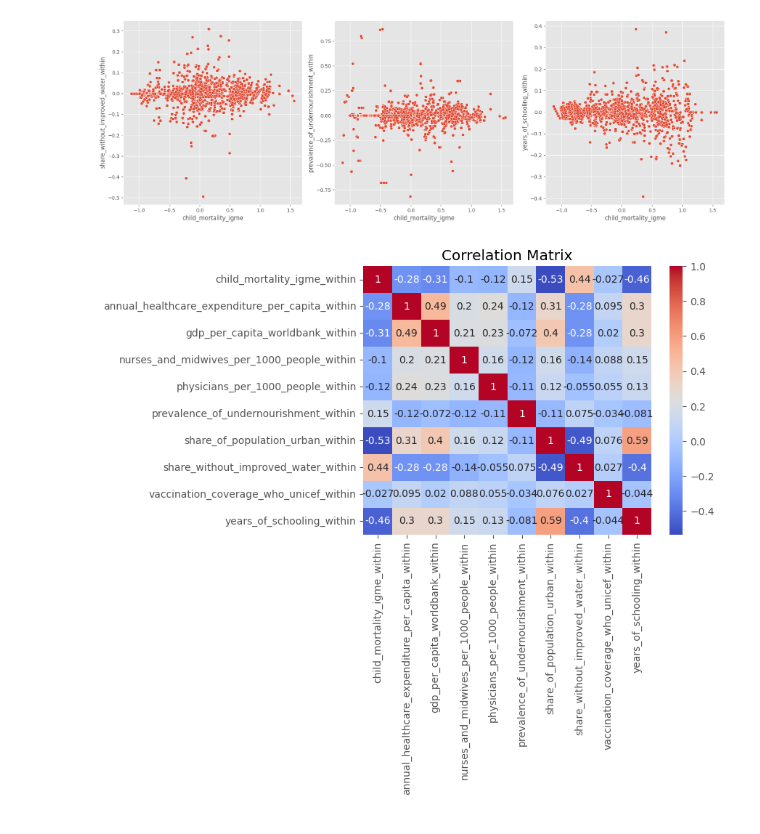
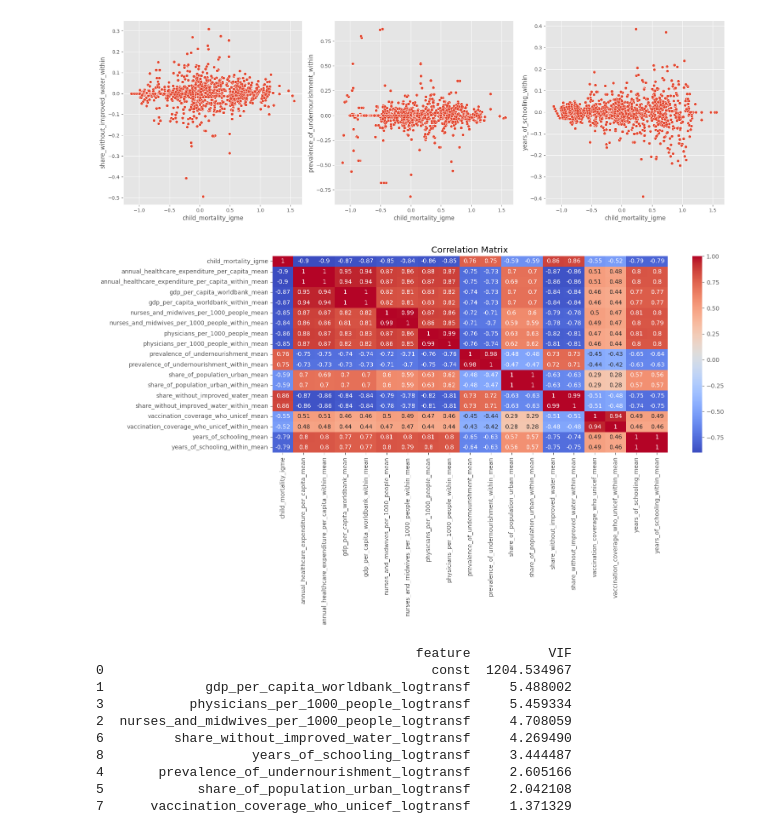
Before and after one commit to HamzahFayad/master_thesis_child_mortality, a Jupyter notebook: 01_notebooks/3_feature_engineering.ipynb, the cells around one changed output. Cells and saved outputs as stored; diff of their text form; code cells hidden in the pictures.

```diff
--- a/01_notebooks/3_feature_engineering.ipynb
+++ b/01_notebooks/3_feature_engineering.ipynb
@@ -33,0 +63,3 @@ df_full_imp[["Code", "Entity", "Year"]] = df_full[["Code", "Entity", "Year"]]
+# %%
+df_full_imp["u5mr_quant"] = pd.qcut(df_full_imp["child_mortality_igme"], q=4, labels=["Q1", "Q2", "Q3", "Q4"])
+print(df_full_imp[df_full_imp["u5mr_quant"] == "Q1"]["Entity"].unique())
@@ -258,6 +348,7 @@ df_transf = pd.merge(df_transf, world_regions[["Entity", "World regions accordin
 for col in num_vars:
     df_transf[f"{col}_mean"] = df_transf.groupby("Entity")[col].transform("mean")
     df_transf[f"{col}_within"] = df_transf[col] - df_transf[f"{col}_mean"]
+    df_transf[f"{col}_within_mean"] = df_transf[f"{col}_mean"] + df_transf[f"{col}_within"]
     #df_transf[f"{col}_within"] = df_transf[f"{col}_w_only"] + df_transf[f"{col}_mean"]
 # %%
 #mean_vars = df_fe.loc[:, df_fe.columns.str.contains("mean")]
@@ -289,10 +380,39 @@ scatterplots_within(df_transf, ["share_without_improved_water_within", "prevalen
 [figure]
 # %%
 features_correl = df_transf.copy()
-only_logtr_within = features_correl.filter(like="within")
+features_correl = features_correl.drop(columns=["child_mortality_igme_mean", "child_mortality_igme_within", "child_mortality_igme_within_mean"])
+only_logtr_within = features_correl.filter(regex="_igme|mean")
+
 corr_within = only_logtr_within.corr()
+plt.figure(figsize=(15, 6))
 sns.heatmap(corr_within, annot=True, cmap="coolwarm")
 plt.title("Correlation Matrix")
 plt.show()
 # %% [output]
-[figure, old version]
+[figure, new version]
+# %%
+from statsmodels.stats.outliers_influence import variance_inflation_factor
+from statsmodels.tools.tools import add_constant
+
+X = only_logtr[['gdp_per_capita_worldbank_logtransf', 'nurses_and_midwives_per_1000_people_logtransf', 'physicians_per_1000_people_logtransf', 'prevalence_of_undernourishment_logtransf', 'share_of_population_urban_logtransf', 'share_without_improved_water_logtransf', 'vaccination_coverage_who_unicef_logtransf', 'years_of_schooling_logtransf']]
+
+X_with_const = add_constant(X)
+
+# 3. VIF für jedes Feature berechnen
+vif_data = pd.DataFrame()
+vif_data["feature"] = X_with_const.columns
+vif_data["VIF"] = [variance_inflation_factor(X_with_const.values, i)
+                   for i in range(len(X_with_const.columns))]
+
+print(vif_data.sort_values(by="VIF", ascending=False))
+# %% [output]
+                                         feature          VIF
+0                                          const  1204.534967
+1             gdp_per_capita_worldbank_logtransf     5.488002
+3           physicians_per_1000_people_logtransf     5.459334
+2  nurses_and_midwives_per_1000_people_logtransf     4.708059
+6         share_without_improved_water_logtransf     4.269490
+8                   years_of_schooling_logtransf     3.444487
+4       prevalence_of_undernourishment_logtransf     2.605166
+5            share_of_population_urban_logtransf     2.042108
+7      vaccination_coverage_who_unicef_logtransf     1.371329
```
Also changed, not shown: parts of 10 cells of this notebook, 1 other file.
